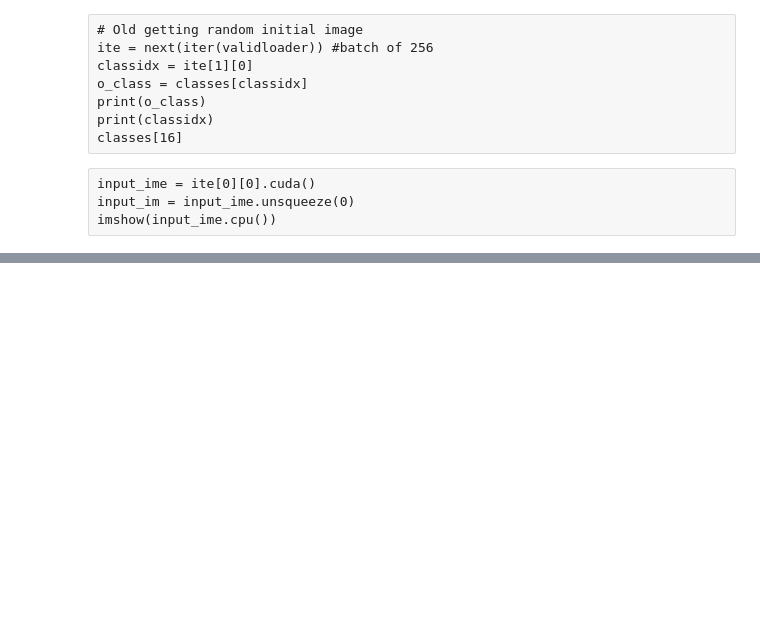
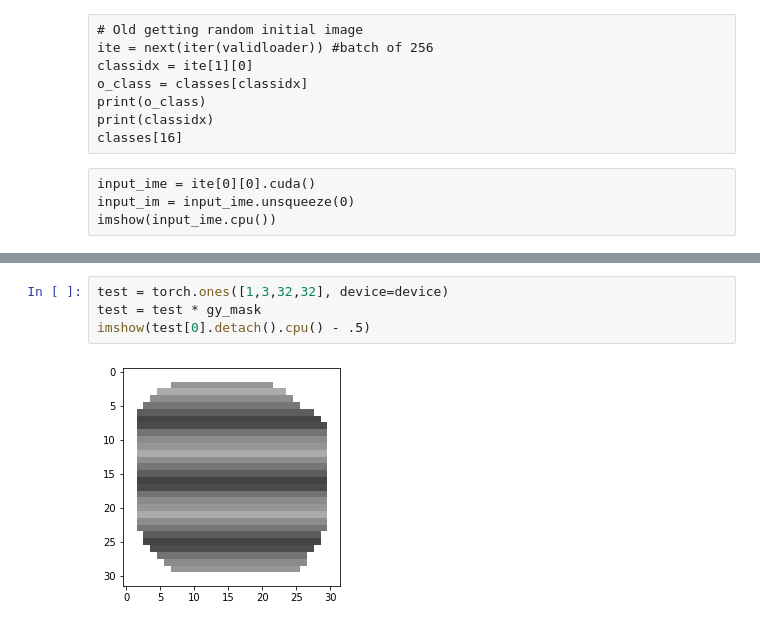
Before and after one commit to earlence-security/invis-perturbations, a Jupyter notebook: experiments.ipynb, the cells around one changed output, grey strips where cells are left out. Saved outputs shown, nothing was run; the diff lists cells and outputs as text; blank space fills up the shorter version.

```diff
--- a/experiments.ipynb
+++ b/experiments.ipynb
@@ -202,4 +243,10 @@ values=tensor([0.9995], device='cuda:0', grad_fn=<MaxBackward0>),
 indices=tensor([14], device='cuda:0'))
+# %%
+test = torch.ones([1,3,32,32], device=device)
+test = test * gy_mask
+imshow(test[0].detach().cpu() - .5)
+# %% [output]
+[figure, added]
 # %%
 test = torch.ones([1,3,32,32], device=device)
 test = test * gy
```
Also changed, not shown: parts of 15 cells of this notebook, 15 other files.
